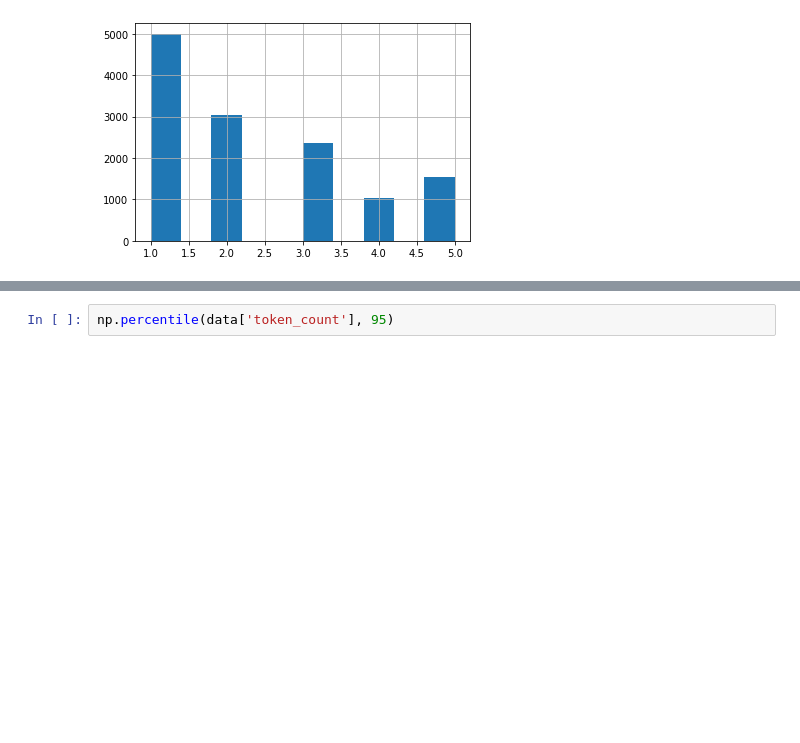
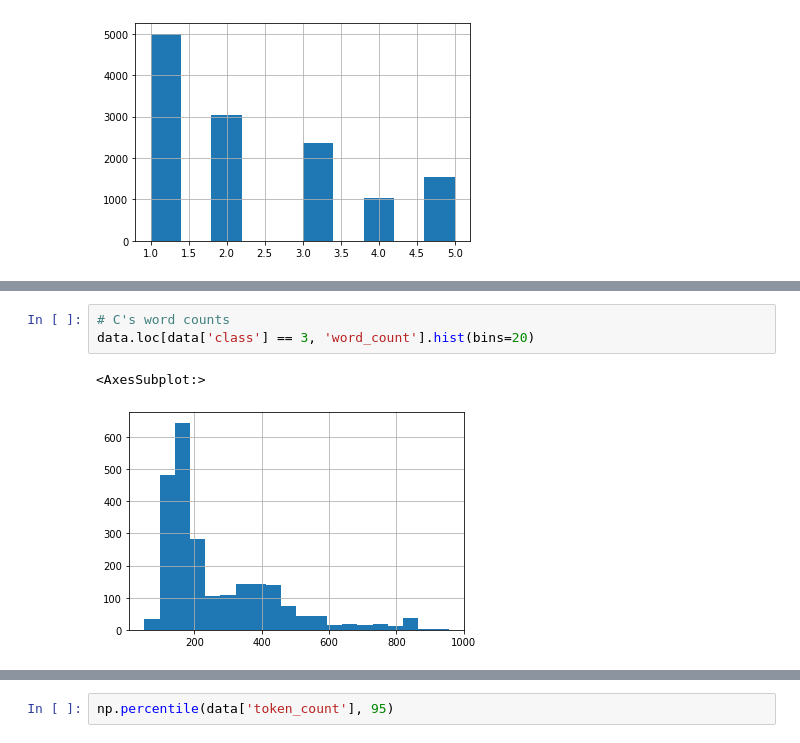
Before and after one commit to maxemileffort/paper-grading-assistant, a Jupyter notebook: notebooks/1-Wrangling and EDA.ipynb, the cells around one changed output, grey strips where cells are left out. Saved outputs shown, nothing was run; the diff lists cells and outputs as text; blank space fills up the shorter version.

```diff
--- a/notebooks/1-Wrangling and EDA.ipynb
+++ b/notebooks/1-Wrangling and EDA.ipynb
@@ -435,0 +449,6 @@ data['word_count'].hist(bins=20)
+# %%
+# C's word counts
+data.loc[data['class'] == 3, 'word_count'].hist(bins=20)
+# %% [output]
+<AxesSubplot:>
+[figure, added]
```
Also changed, not shown: parts of 11 cells of this notebook, 1 other file.
